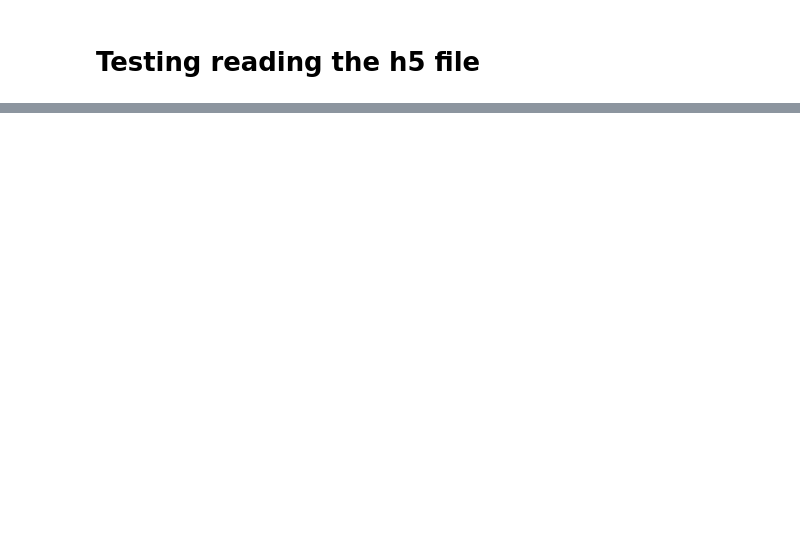
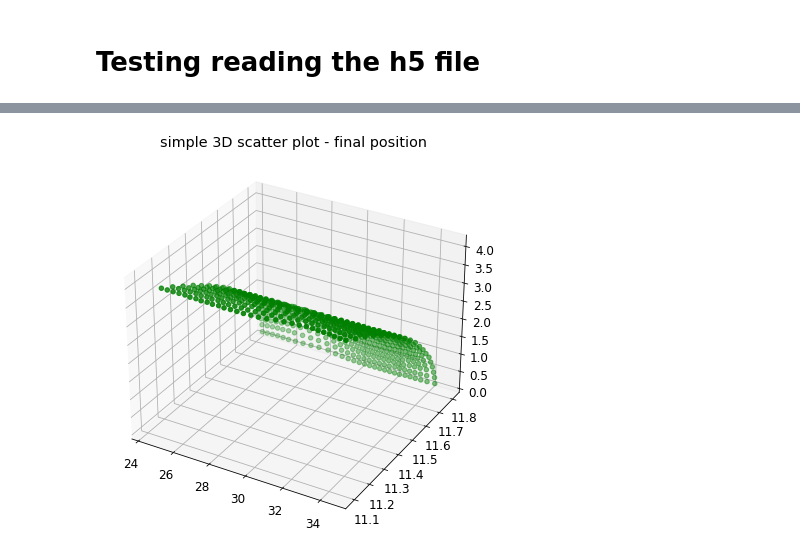
Before and after one commit to nicholasmanzella/QuEP, a Jupyter notebook: Testing_h5_reading.ipynb, the cells around one changed output, grey strips where cells are left out. Drawn from its saved outputs; the diff is of its cells as text; code cells hidden in the pictures; blank space fills up the shorter version.

```diff
--- a/Testing_h5_reading.ipynb
+++ b/Testing_h5_reading.ipynb
@@ -35,0 +68,12 @@ Keys: <KeysViewHDF5 ['AXIS', 'SIMULATION', 'b1_cyl_m']>
+# %%
+fig = plt.figure(figsize = (10, 7))
+ax = plt.axes(projection ="3d")
+
+# Creating plot
+ax.scatter3D(z_f, x_f, y_f, color = "green")
+plt.title("simple 3D scatter plot - final position")
+# rotate the axes and update
+#ax.view_init(120,-90)
+plt.savefig("3D-Plot-final.png")
+# %% [output]
+[figure, added]
```
Also changed, not shown: parts of 4 cells of this notebook, 52 other files.
